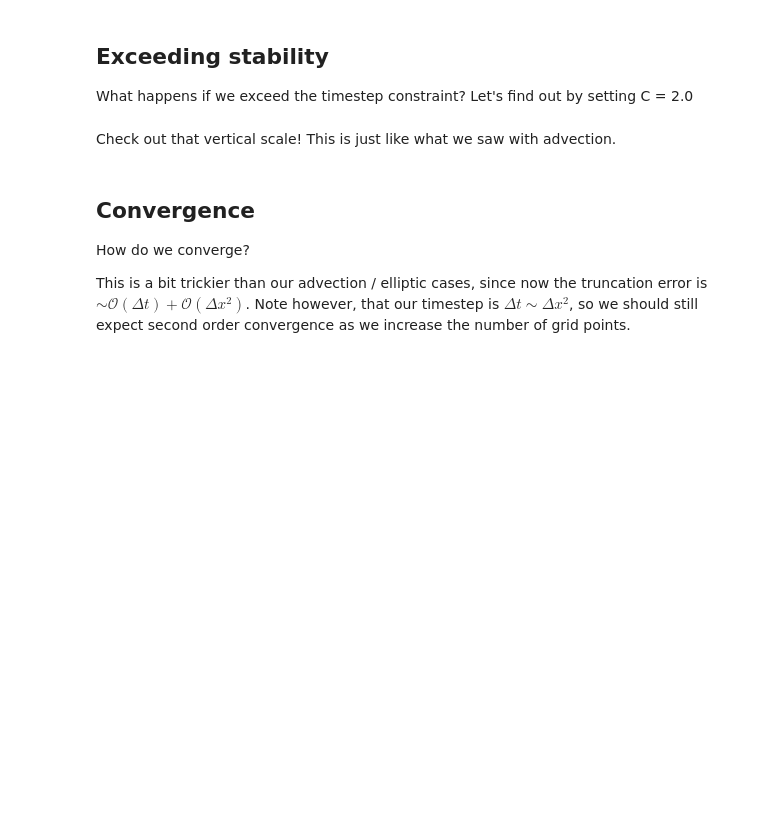
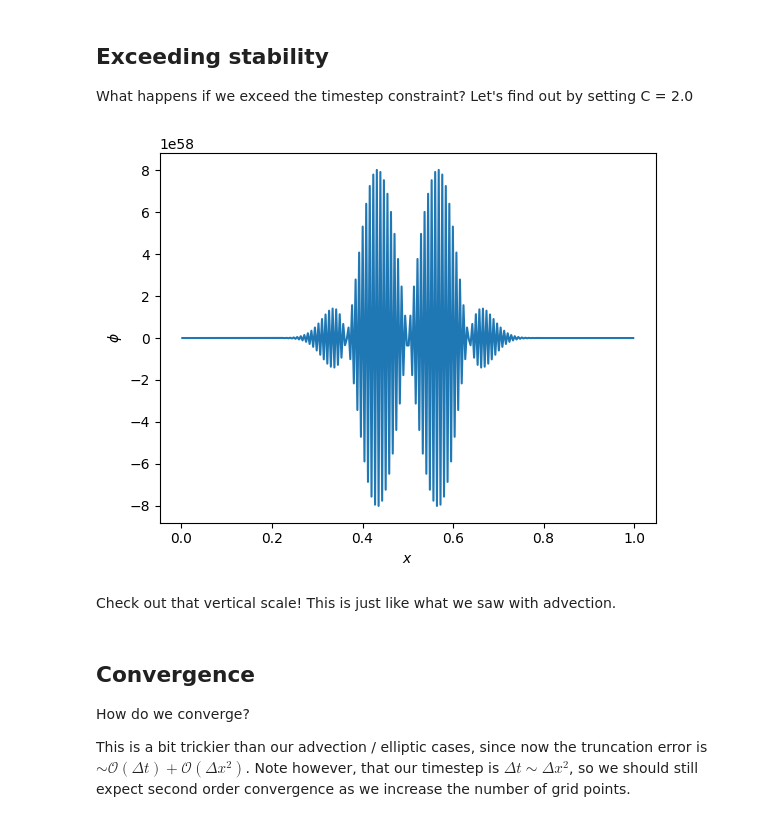
Before and after one commit to PsuAstro410/psuastro410.github.io, a Jupyter notebook: lectures/lec21.ipynb, the cells around one changed output. Saved outputs shown, nothing was run; the diff lists cells and outputs as text; code cells hidden in the pictures; blank space fills up the shorter version.

```diff
--- a/lectures/lec21.ipynb
+++ b/lectures/lec21.ipynb
@@ -276,15 +280,17 @@ What happens if we exceed the timestep constraint?  Let's find out by setting C
 # %%
 fig, ax = plt.subplots()
 
-nx - 64
+#nx - 64
 C = 2.0
 
 g = diffuse_explicit(nx, k, C, 10 * t_diffuse, gaussian_ic)
 ax.plot(g.x[g.ilo:g.ihi+1], g.phi[g.ilo:g.ihi+1])
 
 ax.set_xlabel("$x$")
 ax.set_ylabel(r"$\phi$")
 plt.show()
+# %% [output]
+[figure, added]
 # %% [markdown]
 Check out that vertical scale! This is just like what we saw with advection.
 # %% [markdown]
```
Also changed, not shown: parts of 8 cells of this notebook.
